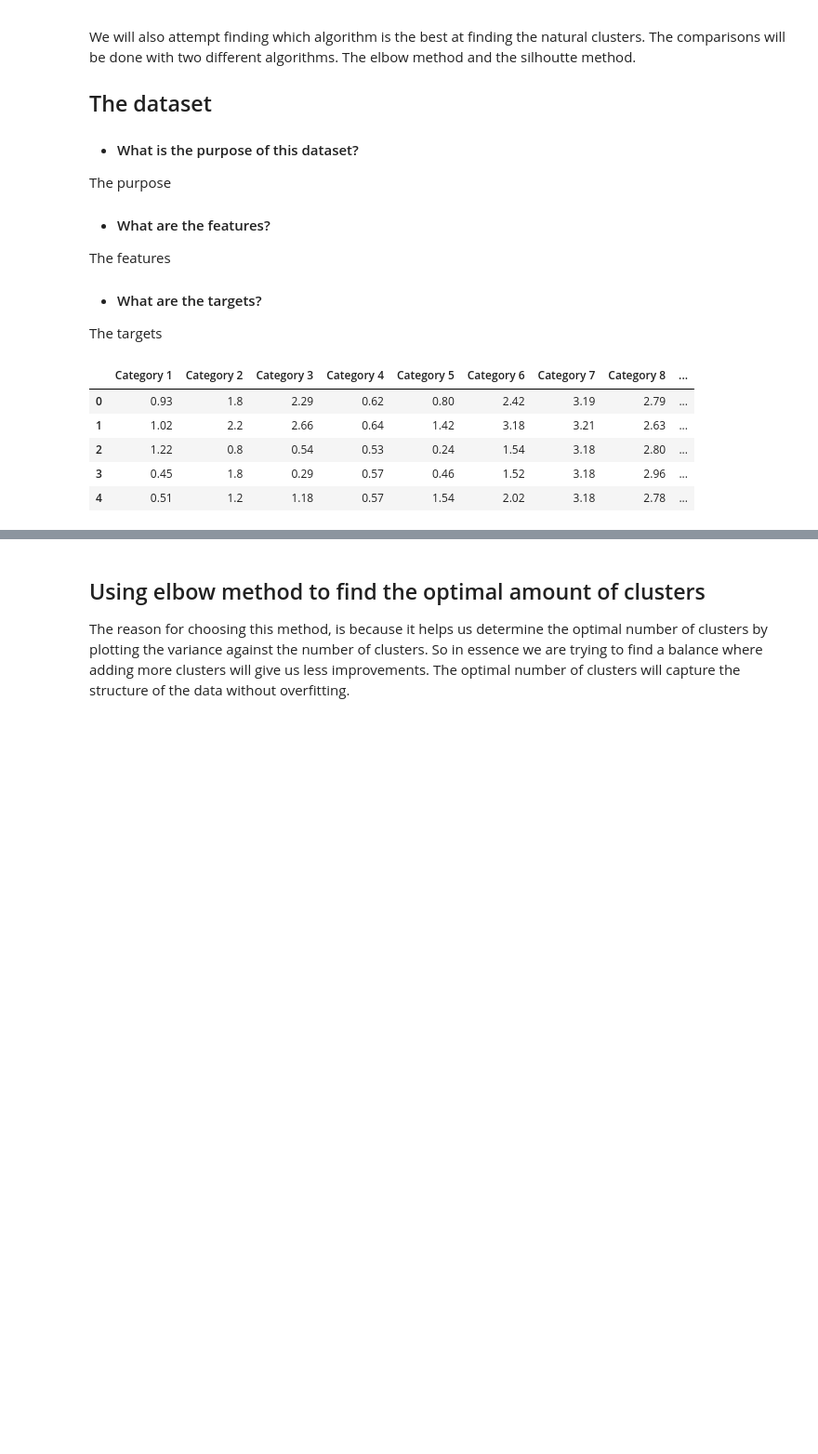
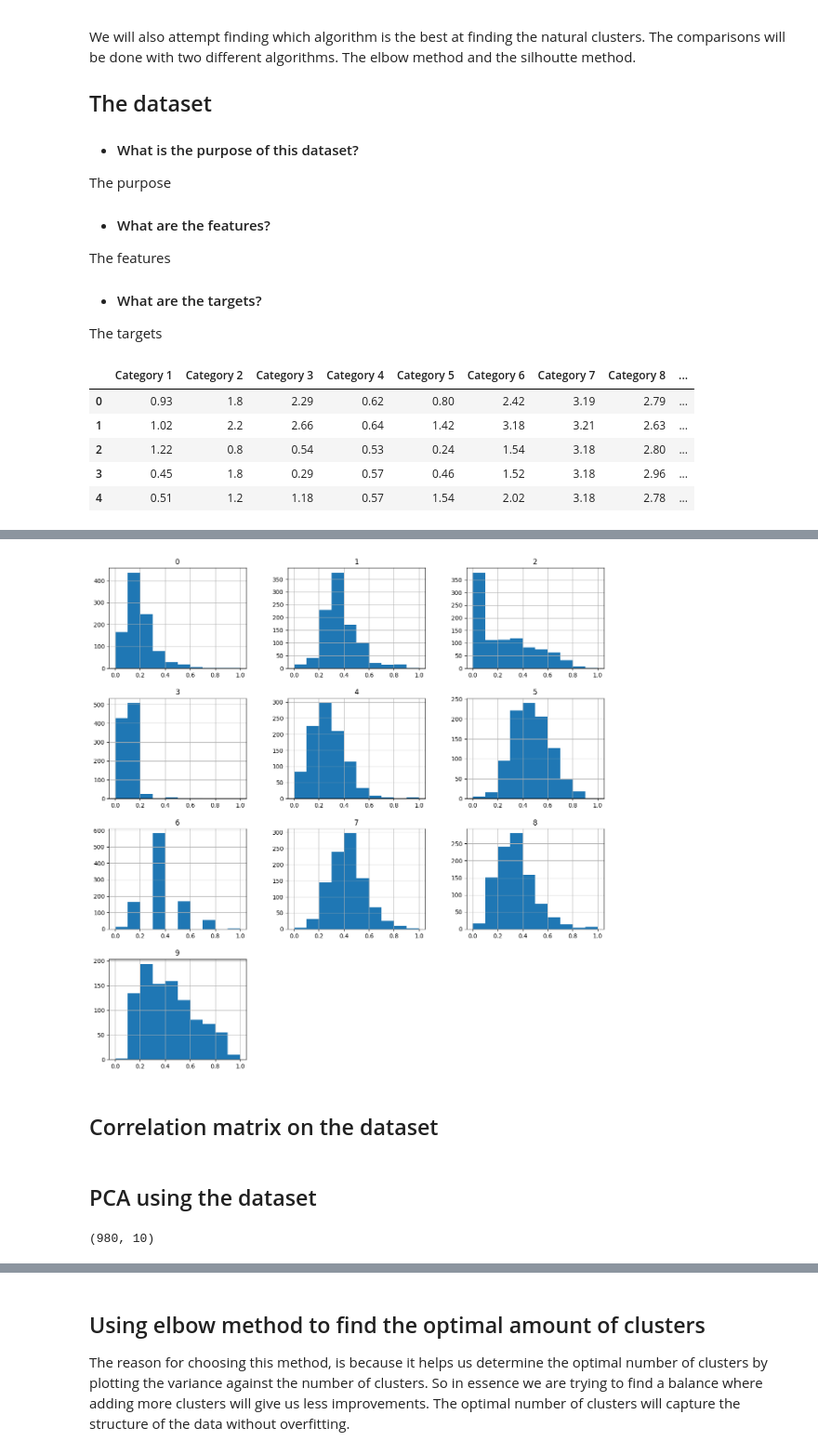
Before and after one commit to Wolff404/Clustering, a Jupyter notebook: Clustering_of_Travel_Reviews.ipynb, the cells around one changed output, grey strips where cells are left out. Shown at 93% size. Saved outputs shown, nothing was run; the diff lists cells and outputs as text; code cells hidden in the pictures; blank space fills up the shorter version.

```diff
--- a/Clustering_of_Travel_Reviews.ipynb
+++ b/Clustering_of_Travel_Reviews.ipynb
@@ -57,0 +55,18 @@ array([[<Axes: title={'center': 'Category 1'}>,
+# %%
+minmax_travel_review = pd.DataFrame(MinMaxScaler().fit_transform(dataset))
+minmax_travel_review.hist(figsize=(15,15));
+# %% [output]
+[figure, added]
+# %% [markdown]
+## Correlation matrix on the dataset
+# %% [markdown]
+## PCA using the dataset
+# %%
+from sklearn.decomposition import PCA
+
+pca = PCA(10) # Figure out WHY this amount
+pca.fit(dataset)
+pca_dataset = pd.DataFrame(pca.transform(dataset))
+pca_dataset.shape
+# %% [output]
+(980, 10)
```
Also changed, not shown: parts of 24 cells of this notebook.
